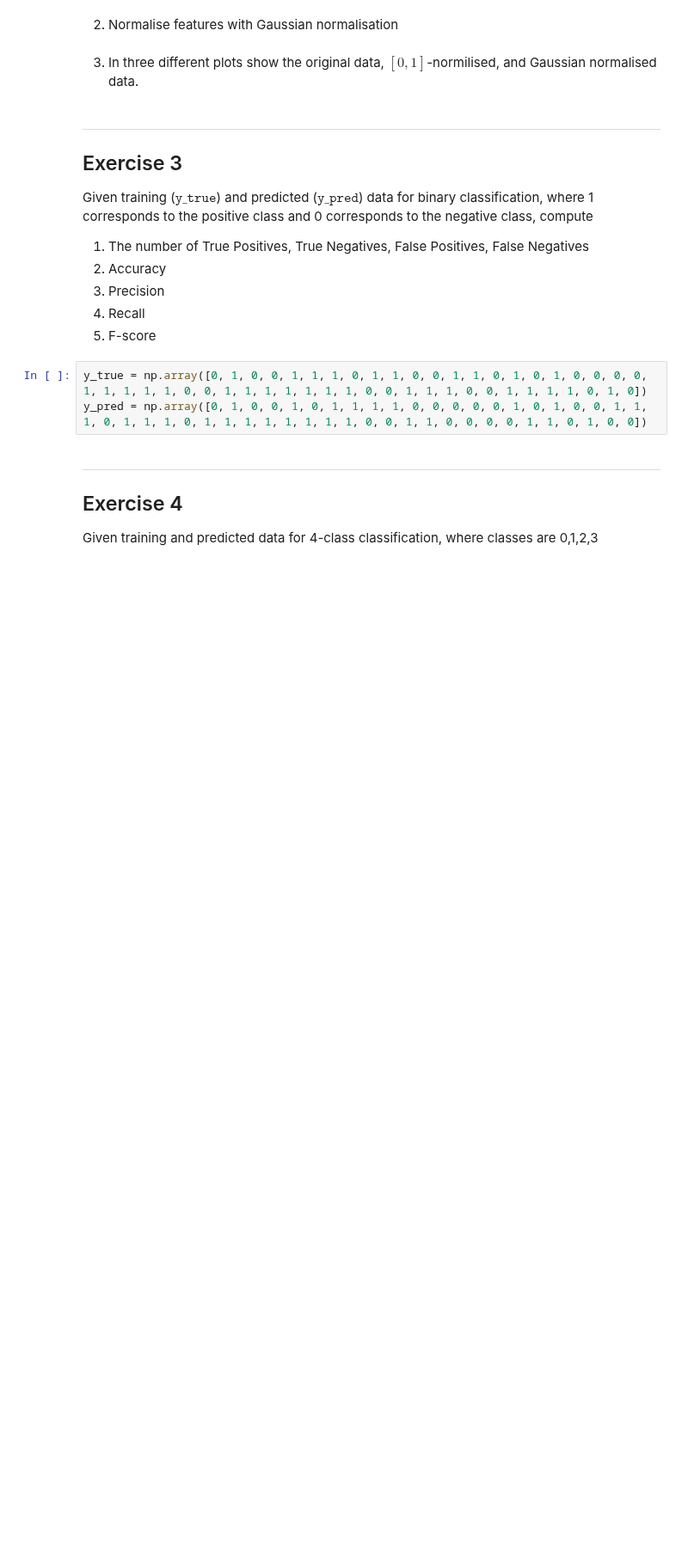
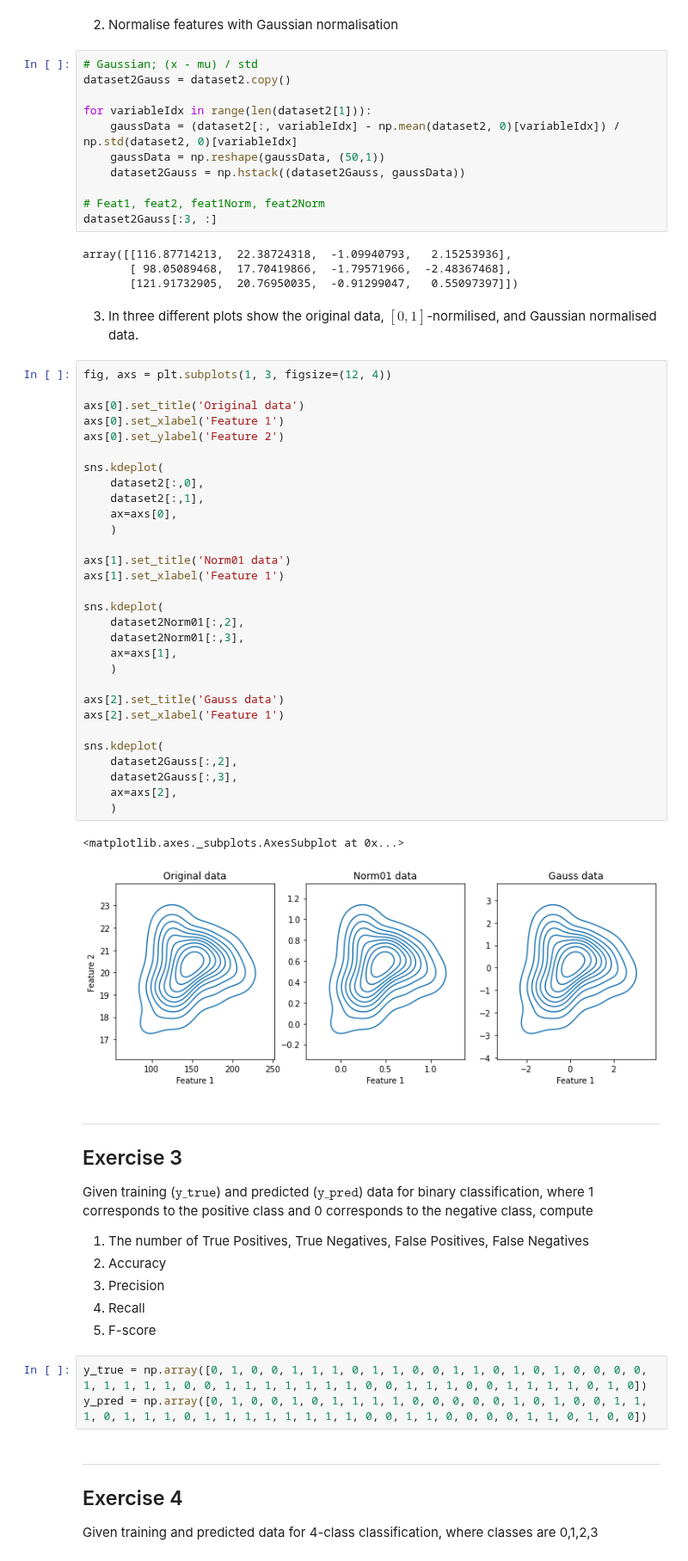
Before and after one commit to StephenTGibson/COMP527-colabNotebooks, a Jupyter notebook: Missing_values,_normalisation,_classifier_evaluation.ipynb, the cells around one changed output. Shown at 86% size. Saved outputs shown, nothing was run; the diff lists cells and outputs as text; blank space fills up the shorter version.

```diff
--- a/Missing_values,_normalisation,_classifier_evaluation.ipynb
+++ b/Missing_values,_normalisation,_classifier_evaluation.ipynb
@@ -170,7 +130,55 @@ array([[1.16877142e+02, 2.23872432e+01, 1.68638126e-01, 1.00000000e+00],
 # %% [markdown]
 2. Normalise features with Gaussian normalisation
+# %%
+# Gaussian; (x - mu) / std
+dataset2Gauss = dataset2.copy()
+
+for variableIdx in range(len(dataset2[1])):
+    gaussData = (dataset2[:, variableIdx] - np.mean(dataset2, 0)[variableIdx]) / np.std(dataset2, 0)[variableIdx]
+    gaussData = np.reshape(gaussData, (50,1))
+    dataset2Gauss = np.hstack((dataset2Gauss, gaussData))
+
+# Feat1, feat2, feat1Norm, feat2Norm
+dataset2Gauss[:3, :]
+# %% [output]
+array([[116.87714213,  22.38724318,  -1.09940793,   2.15253936],
+       [ 98.05089468,  17.70419866,  -1.79571966,  -2.48367468],
+       [121.91732905,  20.76950035,  -0.91299047,   0.55097397]])
 # %% [markdown]
 3. In three different plots show the original data, $[0,1]$-normilised, and Gaussian normalised data.
+# %%
+fig, axs = plt.subplots(1, 3, figsize=(12, 4))
+
+axs[0].set_title('Original data')
+axs[0].set_xlabel('Feature 1')
+axs[0].set_ylabel('Feature 2')
+
+sns.kdeplot(
+    dataset2[:,0],
+    dataset2[:,1],
+    ax=axs[0],
+    )
+
+axs[1].set_title('Norm01 data')
+axs[1].set_xlabel('Feature 1')
+
+sns.kdeplot(
+    dataset2Norm01[:,2],
+    dataset2Norm01[:,3],
+    ax=axs[1],
+    )
+
+axs[2].set_title('Gauss data')
+axs[2].set_xlabel('Feature 1')
+
+sns.kdeplot(
+    dataset2Gauss[:,2],
+    dataset2Gauss[:,3],
+    ax=axs[2],
+    )
+# %% [output]
+<matplotlib.axes._subplots.AxesSubplot at 0x...>
+[figure, added]
 # %% [markdown]
 ---
 
```
Also changed, not shown: parts of 4 cells of this notebook.
